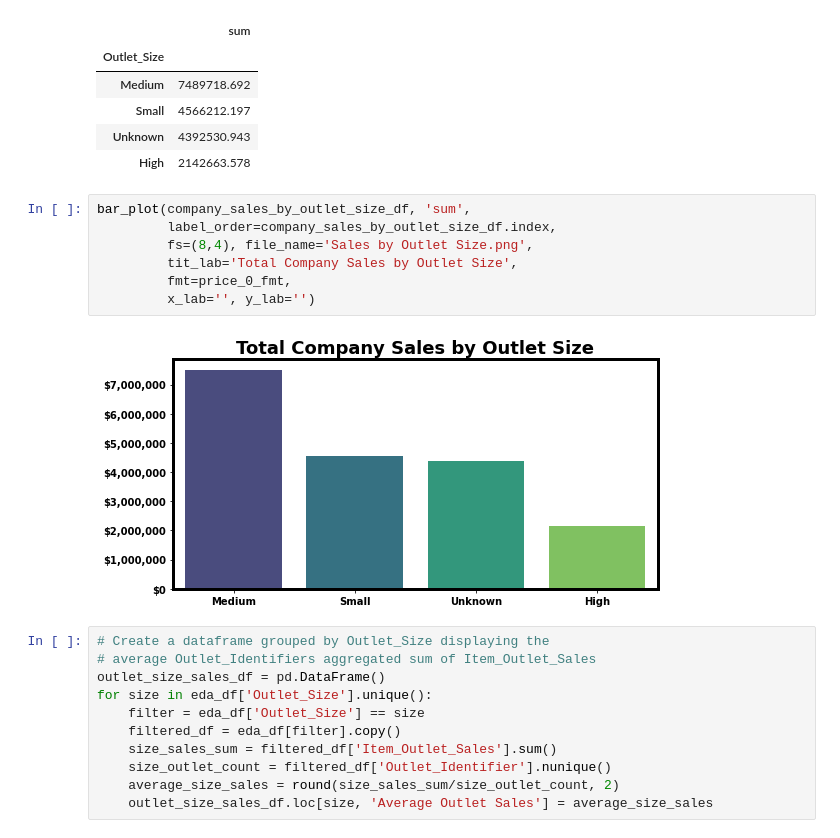
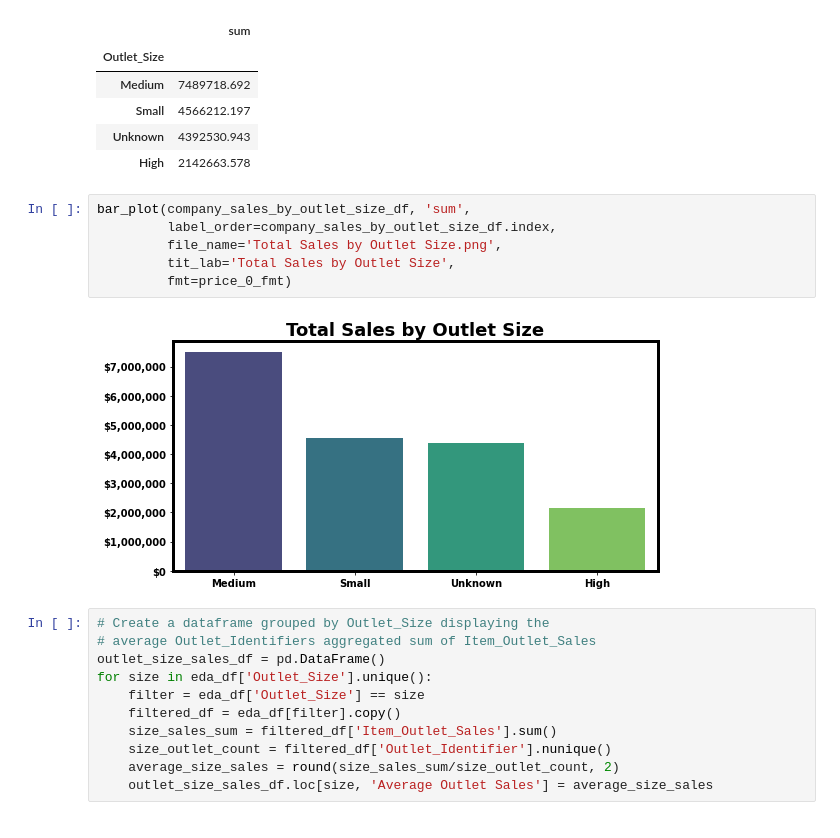
Before and after one commit to YBilodeau/Regression---Prediction-of-Grocery-Sales, a Jupyter notebook: Regression_Prediction_of_Grocery_Sales_.ipynb, the cells around one changed output. Saved outputs shown, nothing was run; the diff lists cells and outputs as text.

```diff
--- a/Regression_Prediction_of_Grocery_Sales_.ipynb
+++ b/Regression_Prediction_of_Grocery_Sales_.ipynb
@@ -1929,12 +1927,11 @@ company_sales_by_outlet_size_df
 # %%
 bar_plot(company_sales_by_outlet_size_df, 'sum',
          label_order=company_sales_by_outlet_size_df.index,
-         fs=(8,4), file_name='Sales by Outlet Size.png',
-         tit_lab='Total Company Sales by Outlet Size',
-         fmt=price_0_fmt,
-         x_lab='', y_lab='')
+         file_name='Total Sales by Outlet Size.png',
+         tit_lab='Total Sales by Outlet Size',
+         fmt=price_0_fmt)
 # %% [output]
-[figure, old version]
+[figure, new version]
 # %%
 # Create a dataframe grouped by Outlet_Size displaying the
 # average Outlet_Identifiers aggregated sum of Item_Outlet_Sales
```
Also changed, not shown: parts of 9 cells of this notebook, 8 other files.
